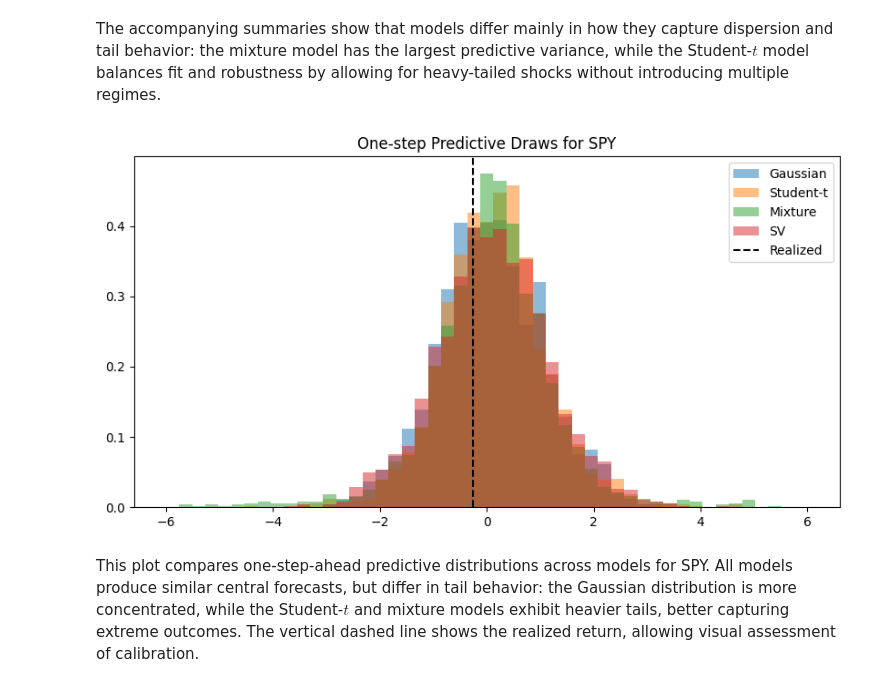
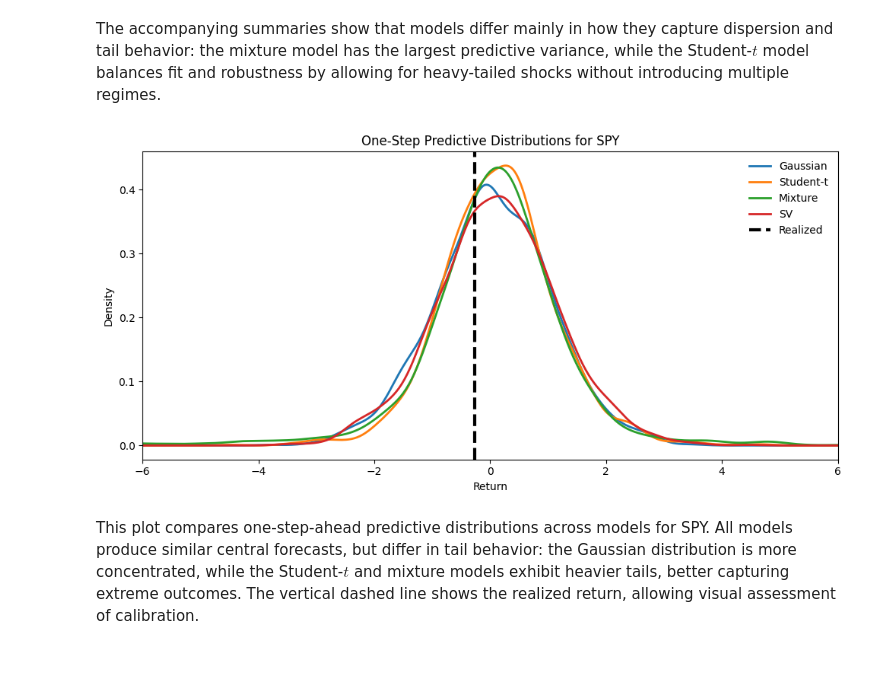
Before and after one commit to JonathanMa03/pmlproject-MaZhuTao-SP26, a Jupyter notebook: models_notebook.ipynb, the cells around one changed output. Drawn from its saved outputs; the diff is of its cells as text; code cells hidden in the pictures; blank space fills up the shorter version.

Commit message:
edit pred draw plot

```diff
--- a/models_notebook.ipynb
+++ b/models_notebook.ipynb
@@ -763,20 +763,37 @@ mixture {'mean': 0.07669911804211103, 'std': 1.2129262562131073, 'var_alpha': -1
 sv {'mean': 0.11777226296361389, 'std': 1.050921271792748, 'var_alpha': -1.6634566835107323, 'es_alpha': -2.1216006590877026}
 # %% [markdown]
 The accompanying summaries show that models differ mainly in how they capture dispersion and tail behavior: the mixture model has the largest predictive variance, while the Student-$t$ model balances fit and robustness by allowing for heavy-tailed shocks without introducing multiple regimes.
-# %%
-bins=np.linspace(-6, 6, 50)
-alph=0.5
-plt.figure(figsize=(10, 5))
-plt.hist(g_draws, bins=bins, alpha=alph, label="Gaussian", density=True)
-plt.hist(t_draws, bins=bins, alpha=alph, label="Student-t", density=True)
-plt.hist(mix_draws, bins=bins, alpha=alph, label="Mixture", density=True)
-plt.hist(sv_draws, bins=bins, alpha=alph, label="SV", density=True)
-plt.axvline(y_true, color="black", linestyle="--", label="Realized")
-plt.title(f"One-step Predictive Draws for {target_col}")
-plt.legend()
-plt.show()
-# %% [output]
-[figure, removed]
+# %%
+import matplotlib.pyplot as plt
+import numpy as np
+from scipy.stats import gaussian_kde
+
+plt.figure(figsize=(10, 5))
+
+x_grid = np.linspace(-6, 6, 500)
+
+# KDE curves (much smoother than histograms)
+for data, label in zip(
+    [g_draws, t_draws, mix_draws, sv_draws],
+    ["Gaussian", "Student-t", "Mixture", "SV"]
+):
+    kde = gaussian_kde(data)
+    plt.plot(x_grid, kde(x_grid), linewidth=2, label=label)
+
+# Realized value (make it pop)
+plt.axvline(y_true, color="black", linestyle="--",
+            linewidth=3, label="Realized")
+
+plt.xlim(-6, 6)
+plt.xlabel("Return")
+plt.ylabel("Density")
+plt.title(f"One-Step Predictive Distributions for {target_col}")
+
+plt.legend(frameon=False)
+plt.tight_layout()
+plt.show()
+# %% [output]
+[figure, added]
 # %% [markdown]
 This plot compares one-step-ahead predictive distributions across models for SPY. All models produce similar central forecasts, but differ in tail behavior: the Gaussian distribution is more concentrated, while the Student-$t$ and mixture models exhibit heavier tails, better capturing extreme outcomes. The vertical dashed line shows the realized return, allowing visual assessment of calibration.
 # %%
```
Also changed, not shown: parts of 2 cells of this notebook.
